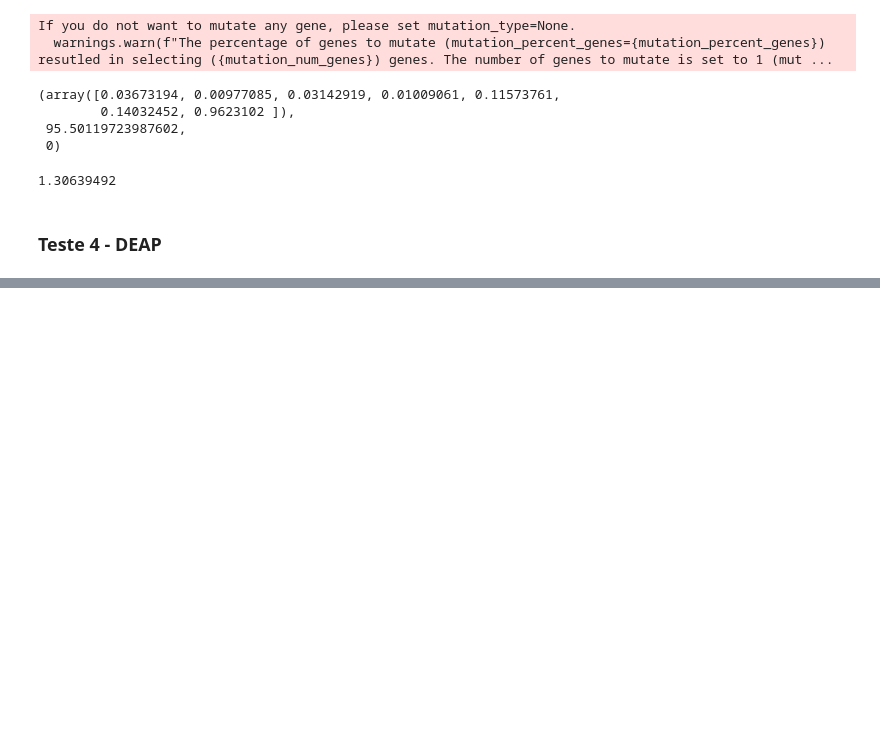
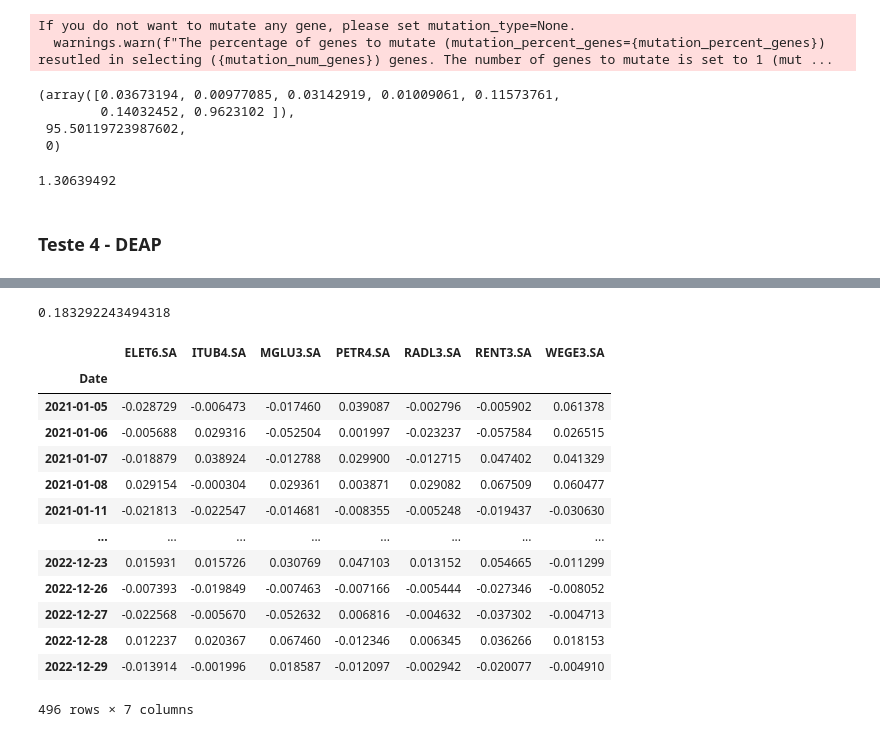
Before and after one commit to Gust4242/Fraud-Detection-With-Python, a Jupyter notebook: Atividade 3 - Gustavo.ipynb, the cells around one changed output, grey strips where cells are left out. Cells and saved outputs as stored; diff of their text form; code cells hidden in the pictures; blank space fills up the shorter version.

```diff
--- a/Atividade 3 - Gustavo.ipynb
+++ b/Atividade 3 - Gustavo.ipynb
@@ -171,0 +280,4 @@ toolbox.register("select", tools.selTournament, tournsize=3)
+# %%
+np.dot([0.3452203033006047, -0.12786978140413097, -0.8911909967094072, 0.7841265296311992, -0.03260733007933536, -0.19019425321094907, 0.06264216549281754], best_individual)
+# %% [output]
+0.183292243494318
@@ -171,0 +289,17 @@ toolbox.register("select", tools.selTournament, tournsize=3)
+# %%
+returns
+# %% [output]
+|  | ELET6.SA | ITUB4.SA | MGLU3.SA | PETR4.SA | RADL3.SA | RENT3.SA | WEGE3.SA |
+| Date |  |  |  |  |  |  |  |
+| 2021-01-05 | -0.028729 | -0.006473 | -0.017460 | 0.039087 | -0.002796 | -0.005902 | 0.061378 |
+| 2021-01-06 | -0.005688 | 0.029316 | -0.052504 | 0.001997 | -0.023237 | -0.057584 | 0.026515 |
+| 2021-01-07 | -0.018879 | 0.038924 | -0.012788 | 0.029900 | -0.012715 | 0.047402 | 0.041329 |
+| 2021-01-08 | 0.029154 | -0.000304 | 0.029361 | 0.003871 | 0.029082 | 0.067509 | 0.060477 |
+| 2021-01-11 | -0.021813 | -0.022547 | -0.014681 | -0.008355 | -0.005248 | -0.019437 | -0.030630 |
+| ... | ... | ... | ... | ... | ... | ... | ... |
+| 2022-12-23 | 0.015931 | 0.015726 | 0.030769 | 0.047103 | 0.013152 | 0.054665 | -0.011299 |
+| 2022-12-26 | -0.007393 | -0.019849 | -0.007463 | -0.007166 | -0.005444 | -0.027346 | -0.008052 |
+| 2022-12-27 | -0.022568 | -0.005670 | -0.052632 | 0.006816 | -0.004632 | -0.037302 | -0.004713 |
+| 2022-12-28 | 0.012237 | 0.020367 | 0.067460 | -0.012346 | 0.006345 | 0.036266 | 0.018153 |
+| 2022-12-29 | -0.013914 | -0.001996 | 0.018587 | -0.012097 | -0.002942 | -0.020077 | -0.004910 |
+496 rows × 7 columns
```
Also changed, not shown: parts of 19 cells of this notebook.
